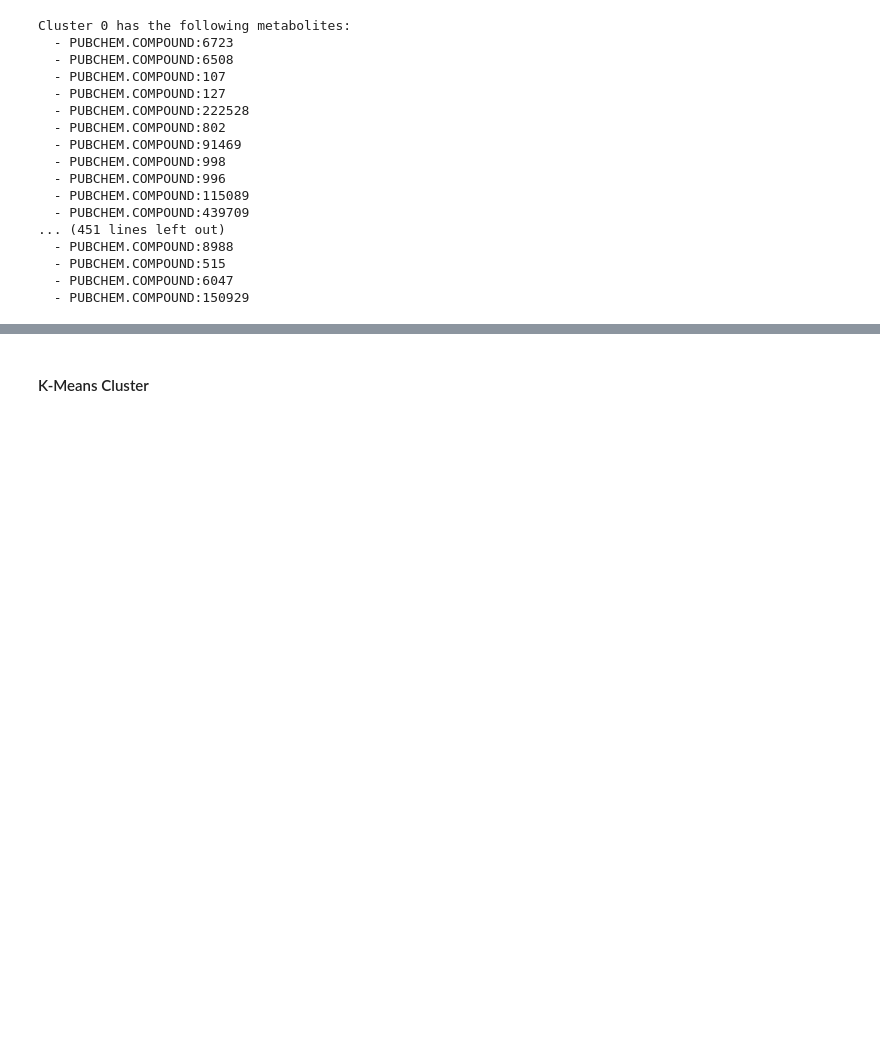
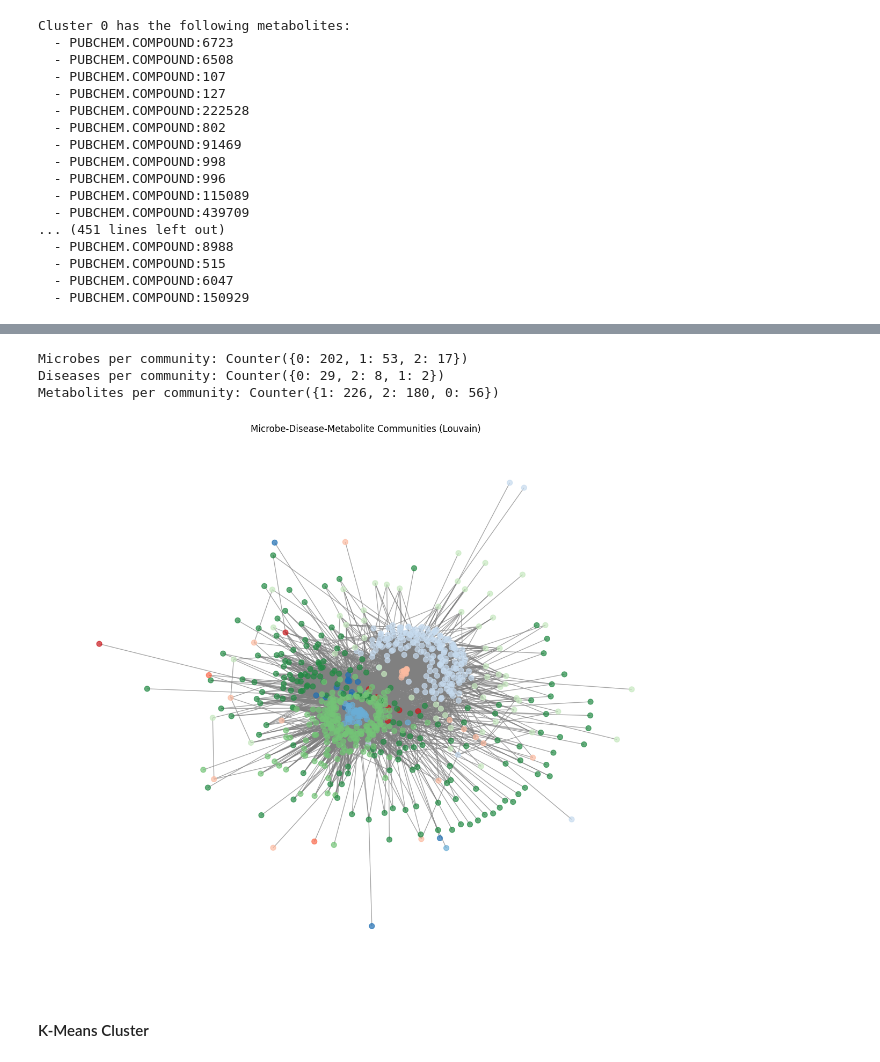
Before and after one commit to lucyzhang95/Network_Analysis, a Jupyter notebook: graph_network_analysis.ipynb, the cells around one changed output, grey strips where cells are left out. Saved outputs shown, nothing was run; the diff lists cells and outputs as text; code cells hidden in the pictures; blank space fills up the shorter version.

```diff
--- a/graph_network_analysis.ipynb
+++ b/graph_network_analysis.ipynb
@@ -1070,3 +1106,59 @@ Cluster 0 has the following metabolites:
+# %%
+microbes = [node for node, data in G.nodes(data=True) if data['type'] == 'microbe']
+diseases = [node for node, data in G.nodes(data=True) if data['type'] == 'disease']
+metabolites = [node for node, data in G.nodes(data=True) if data['type'] == 'metabolite']
+
+# count nodes per community
+community_microbe_counts = Counter(partition[node] for node in microbes)
+community_disease_counts = Counter(partition[node] for node in diseases)
+community_metabolite_counts = Counter(partition[node] for node in metabolites)
+
+print("Microbes per community:", community_microbe_counts)
+print("Diseases per community:", community_disease_counts)
+print("Metabolites per community:", community_metabolite_counts)
+# %% [output]
+Microbes per community: Counter({0: 202, 1: 53, 2: 17})
+Diseases per community: Counter({0: 29, 2: 8, 1: 2})
+Metabolites per community: Counter({1: 226, 2: 180, 0: 56})
+# %%
+# classify nodes by type
+microbes = [node for node, data in G.nodes(data=True) if data['type'] == 'microbe']
+diseases = [node for node, data in G.nodes(data=True) if data['type'] == 'disease']
+metabolites = [node for node, data in G.nodes(data=True) if data['type'] == 'metabolite']
+
+community_microbe_counts = Counter(partition[node] for node in microbes)
+community_disease_counts = Counter(partition[node] for node in diseases)
+community_metabolite_counts = Counter(partition[node] for node in metabolites)
+
+palette_blue = sns.color_palette("Blues", 3)
+palette_red = sns.color_palette("Reds", 3)
+palette_green = sns.color_palette("Greens", 3)
+
+color_map = {}
+for node in G.nodes():
+    community = partition[node]
+    if node in microbes:
+        color_map[node] = palette_blue[community % 3]
+    elif node in diseases:
+        color_map[node] = palette_red[community % 3]
+    elif node in metabolites:
+        color_map[node] = palette_green[community % 3]
+
+plt.figure(figsize=(12, 10))
+pos = nx.spring_layout(G, seed=42)
+nx.draw(
+    G,
+    pos,
+    node_color=[color_map[node] for node in G.nodes()],
+    with_labels=False,
+    node_size=50,
+    edge_color="gray",
+    alpha=0.7
+)
+plt.title("Microbe-Disease-Metabolite Communities (Louvain)")
+plt.show()
+# %% [output]
+[figure, added]
 # %% [markdown]
 #### K-Means Cluster
 # %% [markdown]
```
Also changed, not shown: parts of 4 cells of this notebook.
